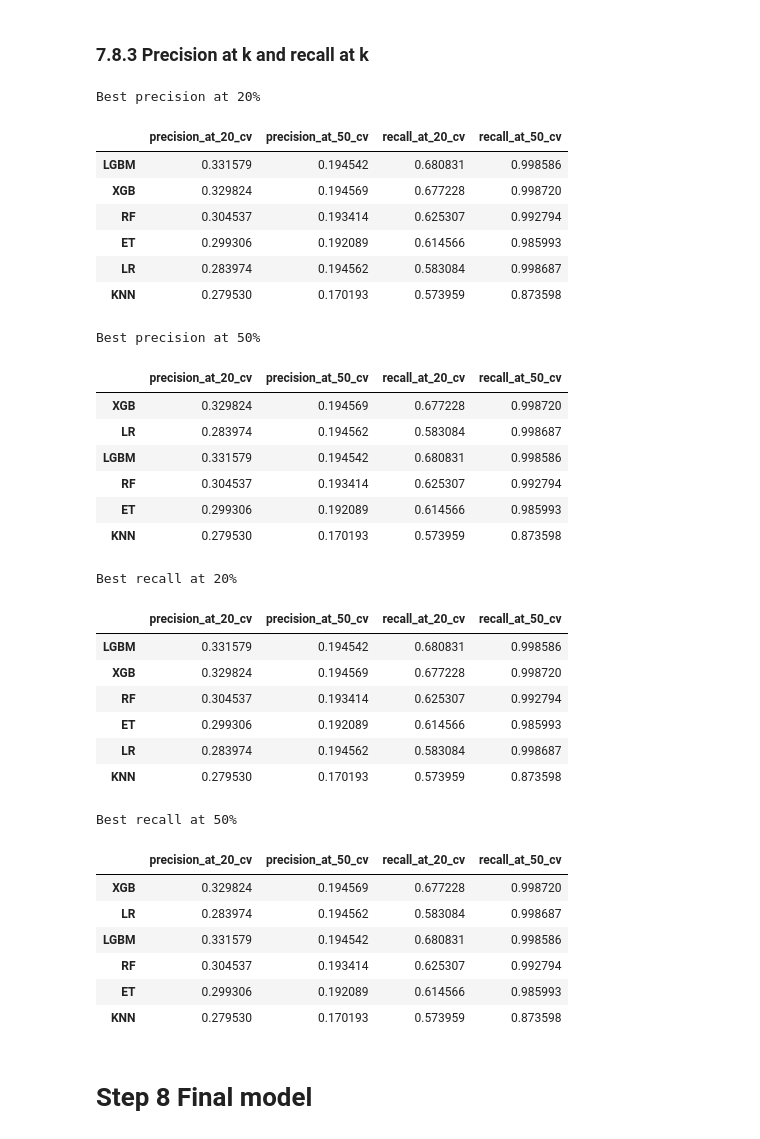
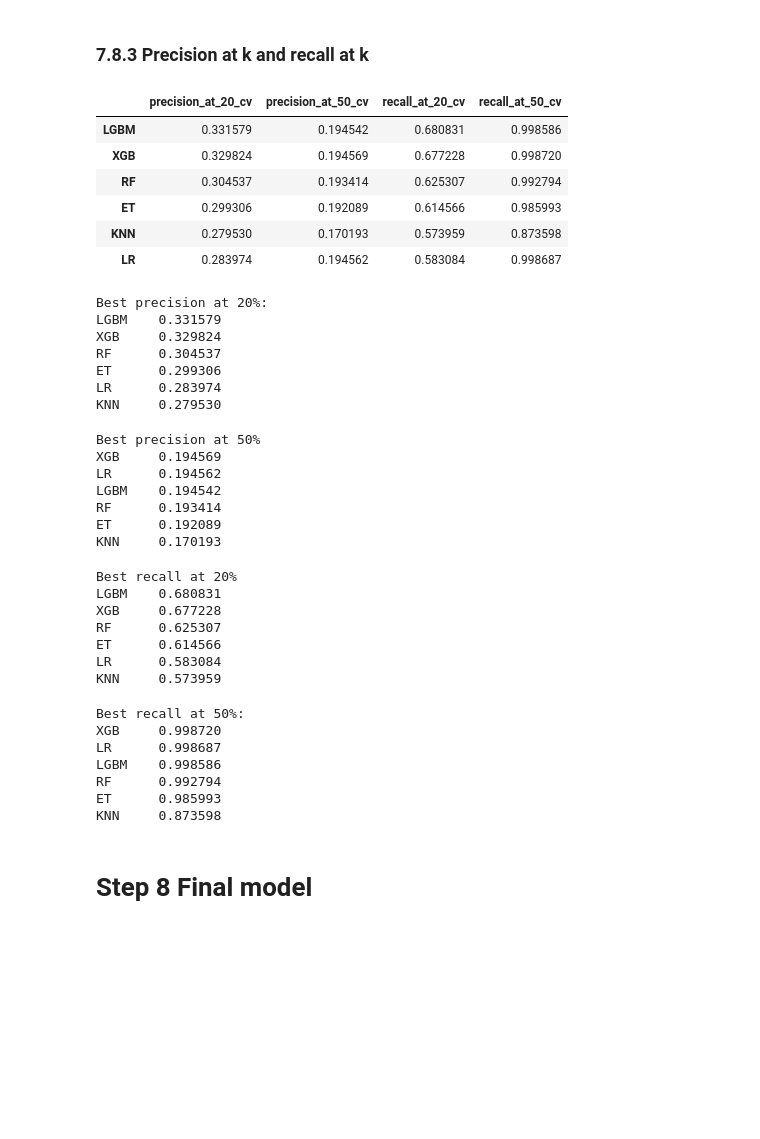
Before and after one commit to Eduardo-95-DS/Car-Insurance-Interest, a Jupyter notebook: notebooks/look_1.0-ear-health-insurance-cross-sell.ipynb, the cells around one changed output. Drawn from its saved outputs; the diff is of its cells as text; code cells hidden in the pictures; blank space fills up the shorter version.

```diff
--- a/notebooks/look_1.0-ear-health-insurance-cross-sell.ipynb
+++ b/notebooks/look_1.0-ear-health-insurance-cross-sell.ipynb
@@ -2219,61 +2098,67 @@ ax1.set_ylabel('X Times better than baseline');
 # %%
 cv_res=np.array([[precision_at_20_lgbmcv,precision_at_50_lgbmcv,recall_at_20_lgbmcv,recall_at_50_lgbmcv],
             [precision_at_20_xgbcv, precision_at_50_xgbcv, recall_at_20_xgbcv, recall_at_50_xgbcv],
             [precision_at_20_rfcv,  precision_at_50_rfcv,  recall_at_20_rfcv,  recall_at_50_rfcv],
             [precision_at_20_etcv,  precision_at_50_etcv,  recall_at_20_etcv,  recall_at_50_etcv],
             [precision_at_20_knncv, precision_at_50_knncv, recall_at_20_knncv,  recall_at_50_knncv],
             [precision_at_20_lrcv,  precision_at_50_lrcv,  recall_at_20_lrcv,  recall_at_50_lrcv]])
 
 cv_results=pd.DataFrame(cv_res,columns=['precision_at_20_cv','precision_at_50_cv','recall_at_20_cv','recall_at_50_cv'],
                  index=['LGBM','XGB','RF','ET','KNN','LR'])
+
+cv_results
+# %% [output]
+|  | precision_at_20_cv | precision_at_50_cv | recall_at_20_cv | recall_at_50_cv |
+| LGBM | 0.331579 | 0.194542 | 0.680831 | 0.998586 |
+| XGB | 0.329824 | 0.194569 | 0.677228 | 0.998720 |
+| RF | 0.304537 | 0.193414 | 0.625307 | 0.992794 |
+| ET | 0.299306 | 0.192089 | 0.614566 | 0.985993 |
+| KNN | 0.279530 | 0.170193 | 0.573959 | 0.873598 |
+| LR | 0.283974 | 0.194562 | 0.583084 | 0.998687 |
 # %%
-print('Best precision at 20%')
-cv_results.sort_values(by=['precision_at_20_cv'],ascending=False)
+print('Best precision at 20%:')
+print(cv_results['precision_at_20_cv'].sort_values(ascending=False).to_string())
 # %% [output]
-Best precision at 20%
+Best precision at 20%:
+LGBM    0.331579
+XGB     0.329824
+RF      0.304537
+ET      0.299306
+LR      0.283974
+KNN     0.279530
-|  | precision_at_20_cv | precision_at_50_cv | recall_at_20_cv | recall_at_50_cv |
-| LGBM | 0.331579 | 0.194542 | 0.680831 | 0.998586 |
-| XGB | 0.329824 | 0.194569 | 0.677228 | 0.998720 |
-| RF | 0.304537 | 0.193414 | 0.625307 | 0.992794 |
-| ET | 0.299306 | 0.192089 | 0.614566 | 0.985993 |
-| LR | 0.283974 | 0.194562 | 0.583084 | 0.998687 |
-| KNN | 0.279530 | 0.170193 | 0.573959 | 0.873598 |
 # %%
-print('Best precision at 50%')
-cv_results.sort_values(by=['precision_at_50_cv'],ascending=False)
+print('Best precision at 50%:')
+print(cv_results['precision_at_50_cv'].sort_values(ascending=False).to_string())
 # %% [output]
 Best precision at 50%
+XGB     0.194569
+LR      0.194562
+LGBM    0.194542
+RF      0.193414
+ET      0.192089
+KNN     0.170193
-|  | precision_at_20_cv | precision_at_50_cv | recall_at_20_cv | recall_at_50_cv |
-| XGB | 0.329824 | 0.194569 | 0.677228 | 0.998720 |
-| LR | 0.283974 | 0.194562 | 0.583084 | 0.998687 |
-| LGBM | 0.331579 | 0.194542 | 0.680831 | 0.998586 |
-| RF | 0.304537 | 0.193414 | 0.625307 | 0.992794 |
-| ET | 0.299306 | 0.192089 | 0.614566 | 0.985993 |
-| KNN | 0.279530 | 0.170193 | 0.573959 | 0.873598 |
 # %%
 print('Best recall at 20%')
-cv_results.sort_values(by=['recall_at_20_cv'],ascending=False)
+print(cv_results['recall_at_20_cv'].sort_values(ascending=False).to_string())
 # %% [output]
 Best recall at 20%
+LGBM    0.680831
+XGB     0.677228
+RF      0.625307
+ET      0.614566
+LR      0.583084
+KNN     0.573959
-|  | precision_at_20_cv | precision_at_50_cv | recall_at_20_cv | recall_at_50_cv |
-| LGBM | 0.331579 | 0.194542 | 0.680831 | 0.998586 |
-| XGB | 0.329824 | 0.194569 | 0.677228 | 0.998720 |
-| RF | 0.304537 | 0.193414 | 0.625307 | 0.992794 |
-| ET | 0.299306 | 0.192089 | 0.614566 | 0.985993 |
-| LR | 0.283974 | 0.194562 | 0.583084 | 0.998687 |
-| KNN | 0.279530 | 0.170193 | 0.573959 | 0.873598 |
 # %%
-print('Best recall at 50%')
-cv_results.sort_values(by=['recall_at_50_cv'],ascending=False)
+print('Best recall at 50%:')
+print(cv_results['recall_at_50_cv'].sort_values(ascending=False).to_string())
 # %% [output]
-Best recall at 50%
+Best recall at 50%:
+XGB     0.998720
+LR      0.998687
+LGBM    0.998586
+RF      0.992794
+ET      0.985993
+KNN     0.873598
-|  | precision_at_20_cv | precision_at_50_cv | recall_at_20_cv | recall_at_50_cv |
-| XGB | 0.329824 | 0.194569 | 0.677228 | 0.998720 |
-| LR | 0.283974 | 0.194562 | 0.583084 | 0.998687 |
-| LGBM | 0.331579 | 0.194542 | 0.680831 | 0.998586 |
-| RF | 0.304537 | 0.193414 | 0.625307 | 0.992794 |
-| ET | 0.299306 | 0.192089 | 0.614566 | 0.985993 |
-| KNN | 0.279530 | 0.170193 | 0.573959 | 0.873598 |
 # %% [markdown]
 # **Step 8 Final model**
 # %% [markdown]
```
Also changed, not shown: parts of 11 cells of this notebook.
